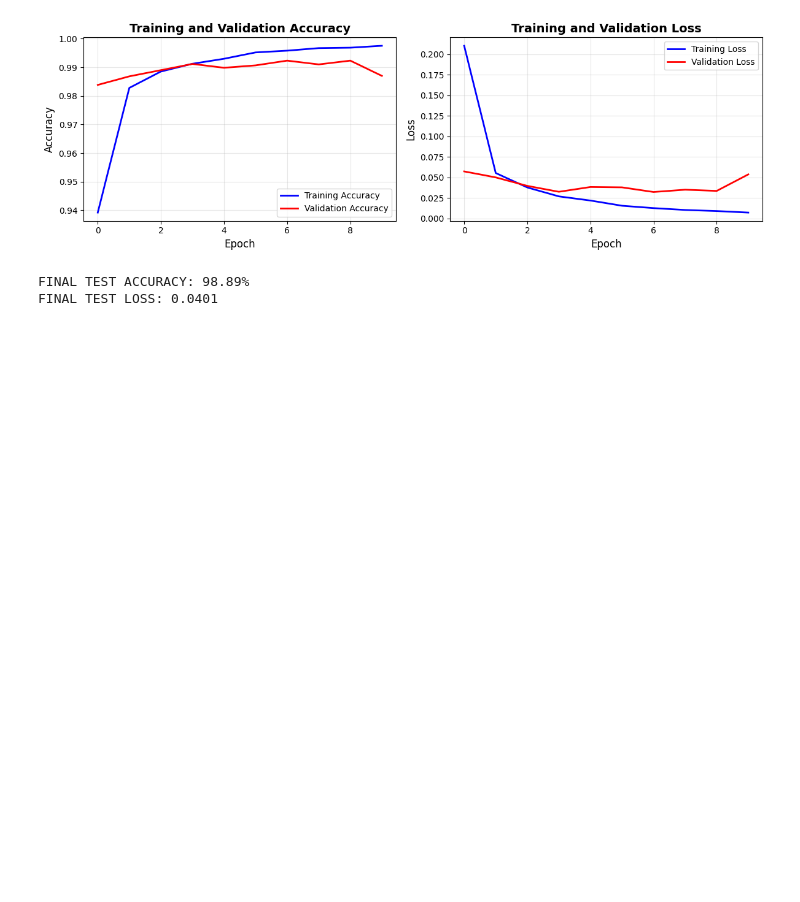
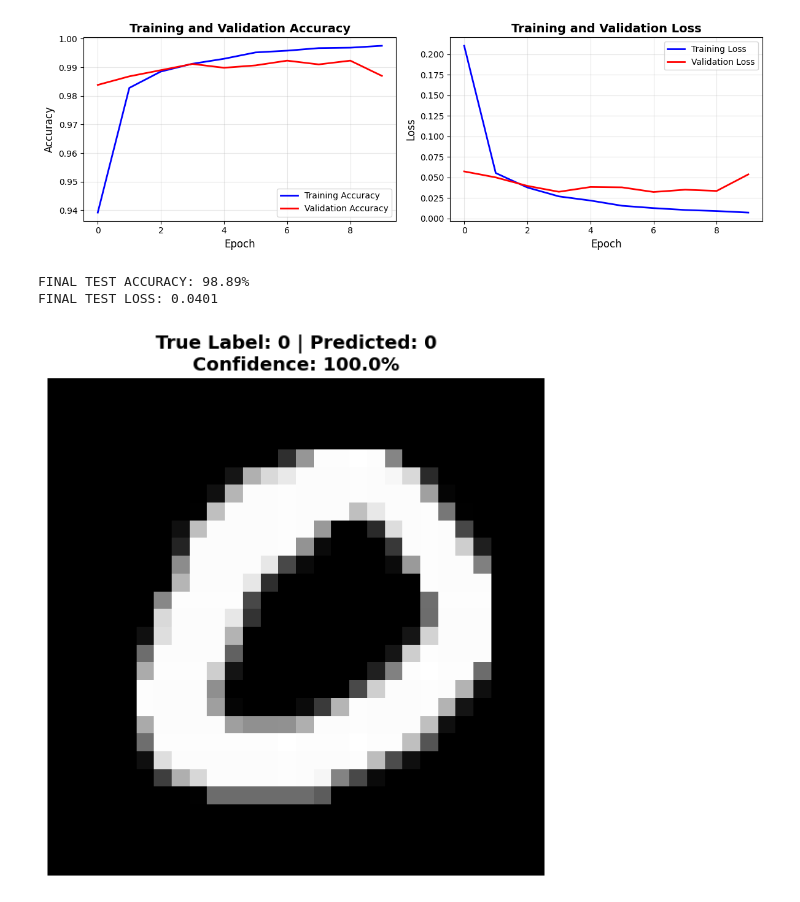
Before and after one commit to NETSADOM/CNN-Training-and-Image-Classification, a Jupyter notebook: CNN_Training_&_Image_Classification.ipynb, the cells around one changed output. Cells and saved outputs as stored; diff of their text form; code cells hidden in the pictures; blank space fills up the shorter version.

Commit message:
Prediction Example

```diff
--- a/CNN_Training_&_Image_Classification.ipynb
+++ b/CNN_Training_&_Image_Classification.ipynb
@@ -121,0 +124,15 @@ FINAL TEST LOSS: 0.0401
+# %%
+sample_idx = np.random.randint(0, len(x_test))
+predicted_digit = np.argmax(predictions[sample_idx])
+true_digit = y_test[sample_idx]
+confidence = predictions[sample_idx][predicted_digit] * 100
+# %%
+plt.figure(figsize=(6, 6))
+plt.imshow(x_test[sample_idx].reshape(28, 28), cmap='gray')
+plt.title(f'True Label: {true_digit} | Predicted: {predicted_digit}\nConfidence: {confidence:.1f}%',
+          fontsize=14, fontweight='bold')
+plt.axis('off')
+plt.tight_layout()
+plt.show()
+# %% [output]
+[figure, added]
```
Also changed, not shown: parts of 1 cell of this notebook.
